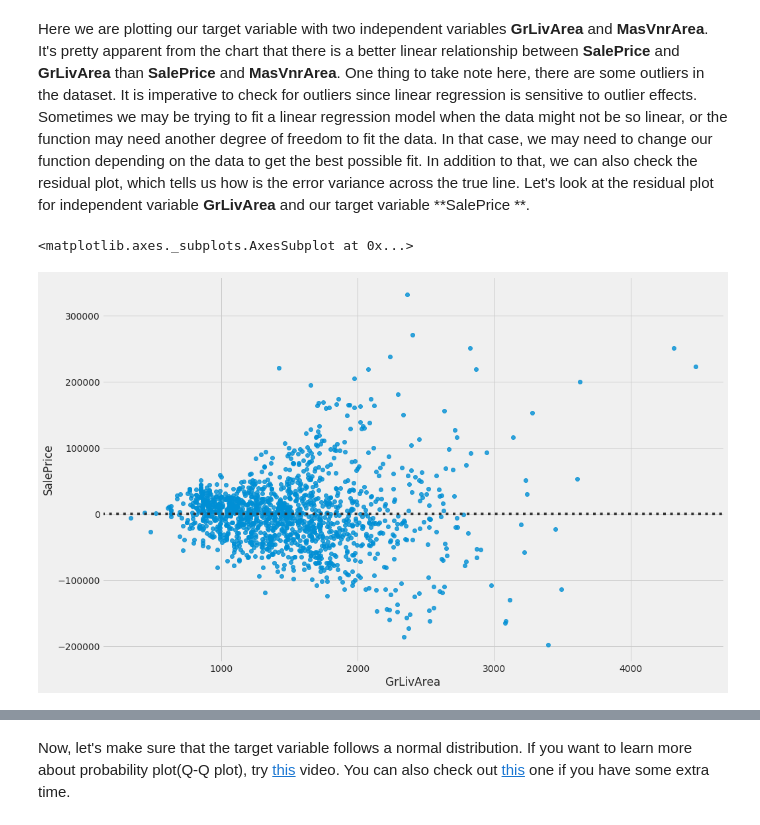
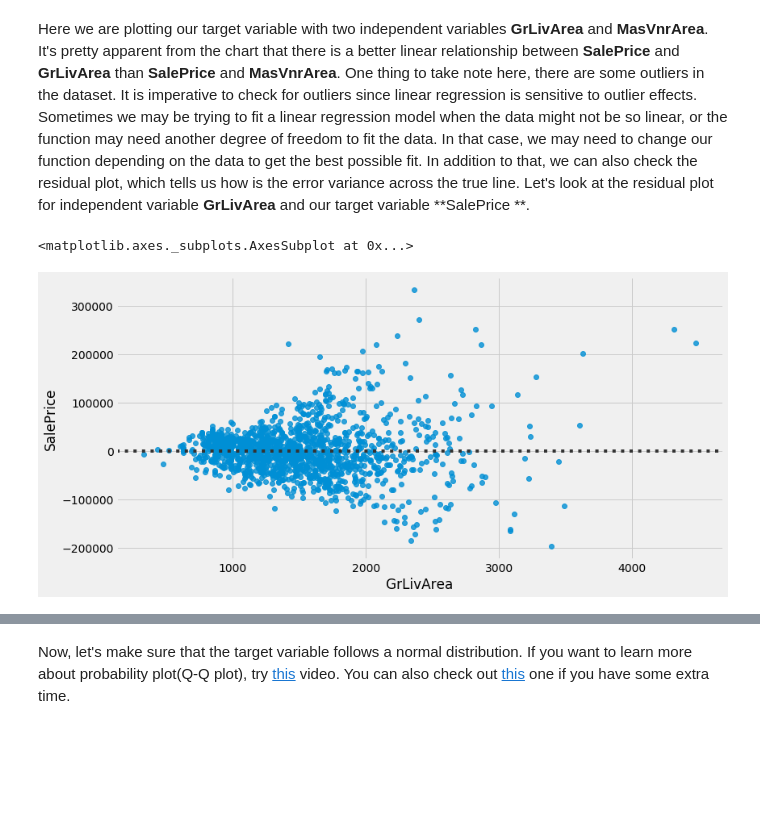
Before and after one commit to masumrumi/Kaggle_Projects, a Jupyter notebook: House_prices-Advanced-Regression-Techniques/house_pricing.ipynb, the cells around one changed output, grey strips where cells are left out. Drawn from its saved outputs; the diff is of its cells as text; code cells hidden in the pictures; blank space fills up the shorter version.

```diff
--- a/House_prices-Advanced-Regression-Techniques/house_pricing.ipynb
+++ b/House_prices-Advanced-Regression-Techniques/house_pricing.ipynb
@@ -66,7 +64,7 @@ warnings.filterwarnings('ignore')
 > **Sample Train Dataset**
 # %%
 ## Import Trainning data.
-train = pd.read_csv("../input/house-prices-advanced-regression-techniques/train.csv")
+train = pd.read_csv("input/house-prices-advanced-regression-techniques/train.csv")
 train.head()
 # %% [output]
 |  | Id | MSSubClass | MSZoning | LotFrontage | LotArea | Street | Alley | LotShape | LandContour | ... |
@@ -407,11 +402,11 @@ sns.regplot(x=train.MasVnrArea, y=train.SalePrice, ax=ax2);
 # %% [markdown]
 Here we are plotting our target variable with two independent variables **GrLivArea** and **MasVnrArea**. It's pretty apparent from the chart that there is a better linear relationship between **SalePrice** and **GrLivArea** than **SalePrice** and **MasVnrArea**. One thing to take note here, there are some outliers in the dataset. It is imperative to check for outliers since linear regression is sensitive to outlier effects. Sometimes we may be trying to fit a linear regression model when the data might not be so linear, or the function may need another degree of freedom to fit the data. In that case, we may need to change our function depending on the data to get the best possible fit. In addition to that, we can also check the residual plot, which tells us how is the error variance across the true line. Let's look at the residual plot for independent variable **GrLivArea** and our target variable **SalePrice **.
 # %%
-plt.subplots(figsize = (15,10))
+plt.subplots(figsize = (12,6))
 sns.residplot(train.GrLivArea, train.SalePrice)
 # %% [output]
 <matplotlib.axes._subplots.AxesSubplot at 0x...>
-[figure, old version]
+[figure, new version]
 # %% [markdown]
 Ideally, if the assumptions are met, the residuals will be randomly scattered around the centerline of zero with no apparent pattern. The residual will look like an unstructured cloud of points centered around zero. However, our residual plot is anything but an unstructured cloud of points. Even though it seems like there is a linear relationship between the response variable and predictor variable, the residual plot looks more like a funnel. The error plot shows that as **GrLivArea** value increases the variance also increases, which is the characteristics known as **Heteroscedasticity**; another assumption of linear regression. Let's break this down.
 
```
Also changed, not shown: parts of 41 cells of this notebook, 33 other files.
